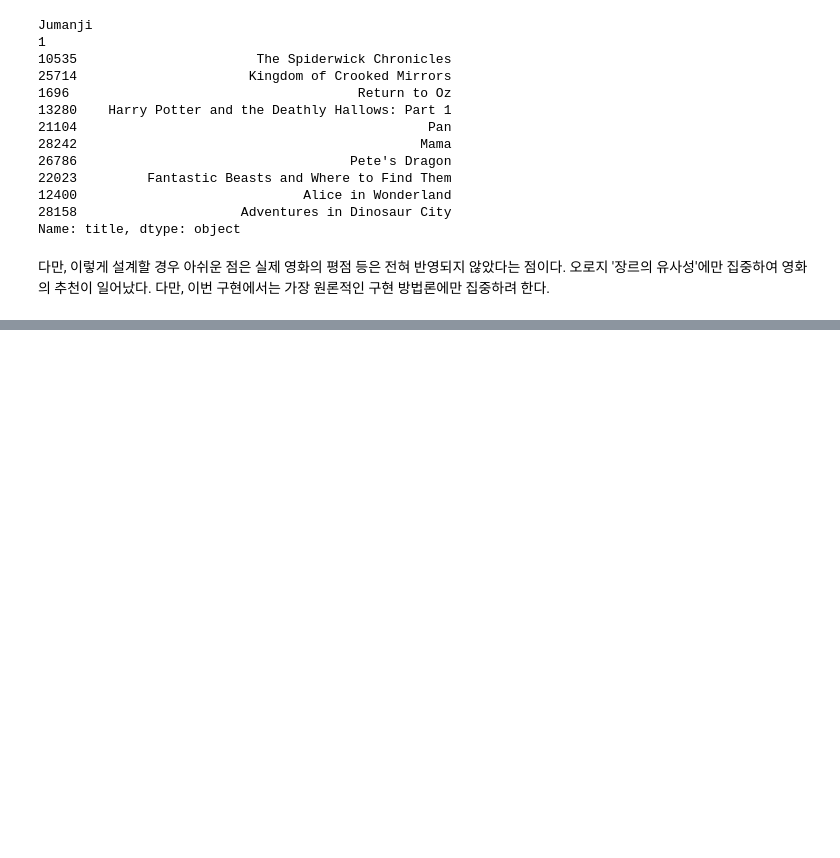
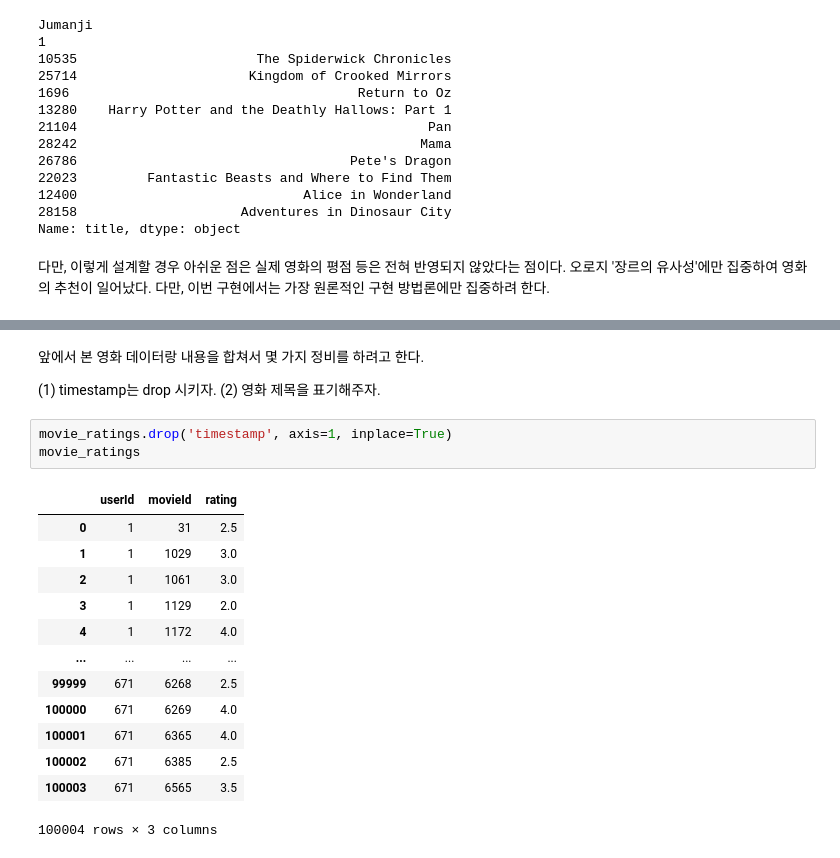
Before and after one commit to SeongwonTak/RecommenderSystem, a Jupyter notebook: Basic_code_Recom_System.ipynb, the cells around one changed output, grey strips where cells are left out. Saved outputs shown, nothing was run; the diff lists cells and outputs as text; blank space fills up the shorter version.

```diff
--- a/Basic_code_Recom_System.ipynb
+++ b/Basic_code_Recom_System.ipynb
@@ -370,0 +383,22 @@ Matrix Factorization 이전에,
+# %% [markdown]
+앞에서 본 영화 데이터랑 내용을 합쳐서 몇 가지 정비를 하려고 한다.
+
+(1) timestamp는 drop 시키자.
+(2) 영화 제목을 표기해주자.
+# %%
+movie_ratings.drop('timestamp', axis=1, inplace=True)
+movie_ratings
+# %% [output]
+|  | userId | movieId | rating |
+| 0 | 1 | 31 | 2.5 |
+| 1 | 1 | 1029 | 3.0 |
+| 2 | 1 | 1061 | 3.0 |
+| 3 | 1 | 1129 | 2.0 |
+| 4 | 1 | 1172 | 4.0 |
+| ... | ... | ... | ... |
+| 99999 | 671 | 6268 | 2.5 |
+| 100000 | 671 | 6269 | 4.0 |
+| 100001 | 671 | 6365 | 4.0 |
+| 100002 | 671 | 6385 | 2.5 |
+| 100003 | 671 | 6565 | 3.5 |
+100004 rows × 3 columns
```
Also changed, not shown: parts of 22 cells of this notebook.
